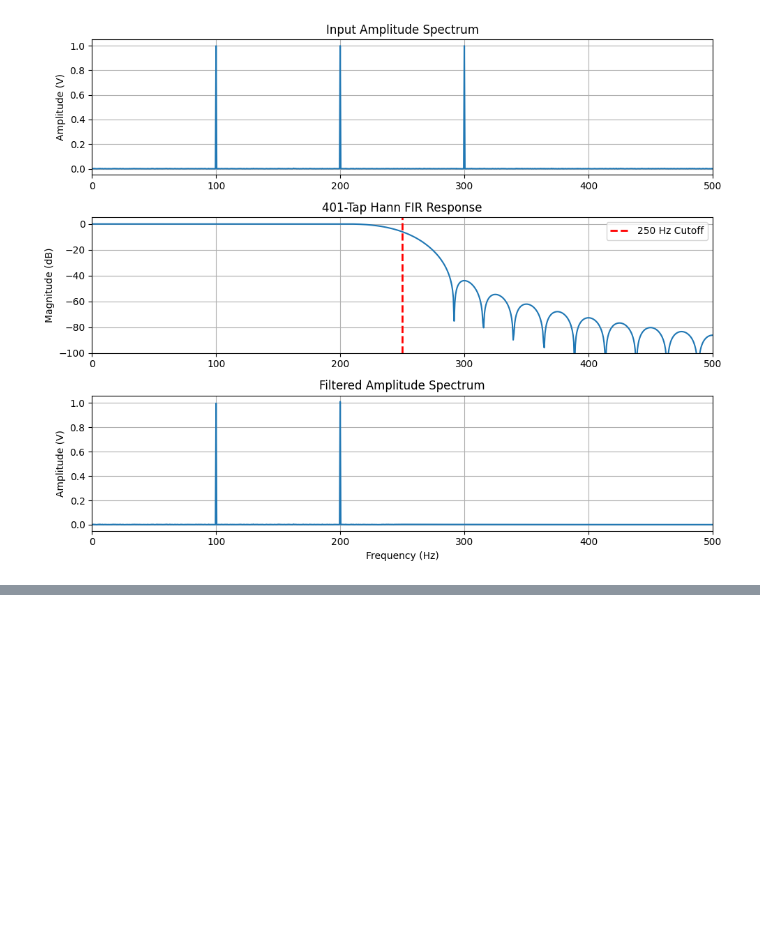
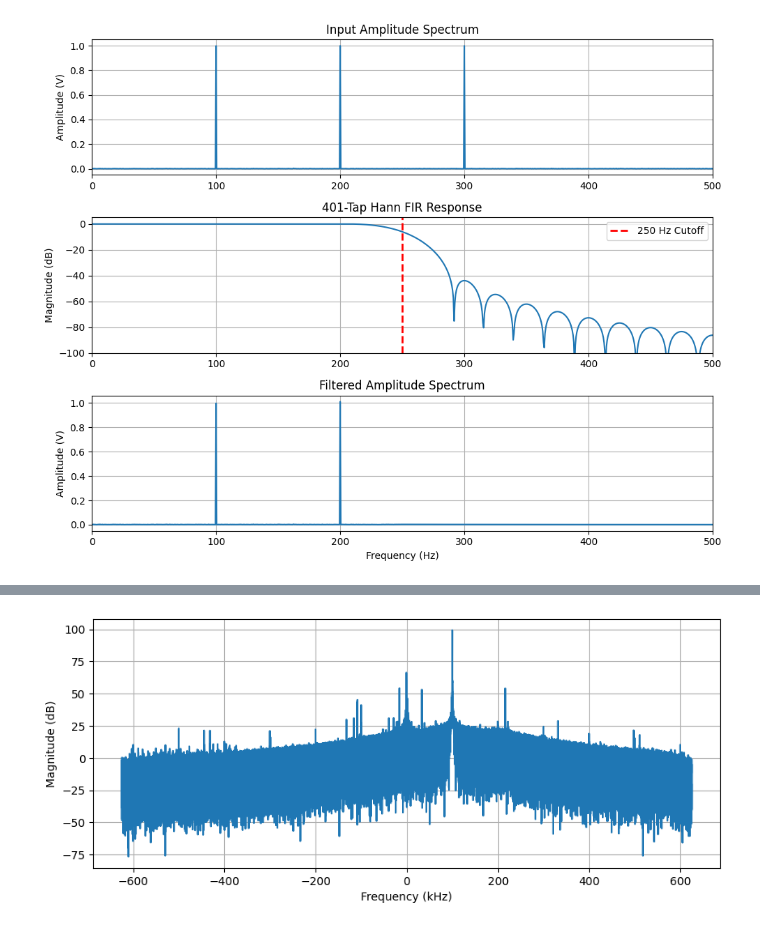
Before and after one commit to 48774861/Embedded-Wireless-Design-Labs, a Jupyter notebook: Lab2/Lab2Report.ipynb, the cells around one changed output, grey strips where cells are left out. Saved outputs shown, nothing was run; the diff lists cells and outputs as text; code cells hidden in the pictures; blank space fills up the shorter version.

```diff
--- a/Lab2/Lab2Report.ipynb
+++ b/Lab2/Lab2Report.ipynb
@@ -1291,0 +1384,12 @@ plt.show()
+# %%
+X = np.fft.fftshift(np.fft.fft(x))
+freq = np.fft.fftshift(np.fft.fftfreq(len(x), d=1/Fs))
+
+plt.figure(figsize=(10,4))
+plt.plot(freq/1e3, 20*np.log10(np.abs(X)+1e-12))
+plt.xlabel("Frequency (kHz)")
+plt.ylabel("Magnitude (dB)")
+plt.grid()
+plt.show()
+# %% [output]
+[figure, added]
```
Also changed, not shown: parts of 30 cells of this notebook, 3 other files.
